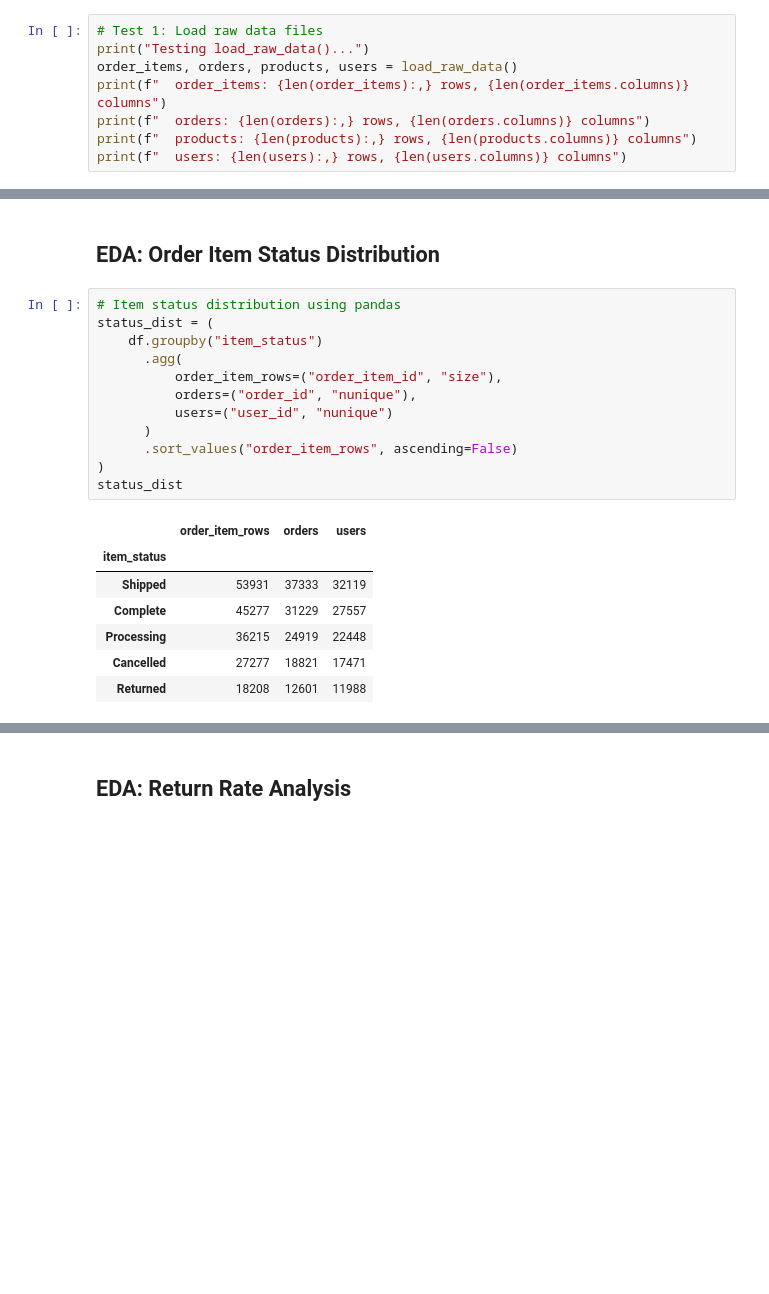
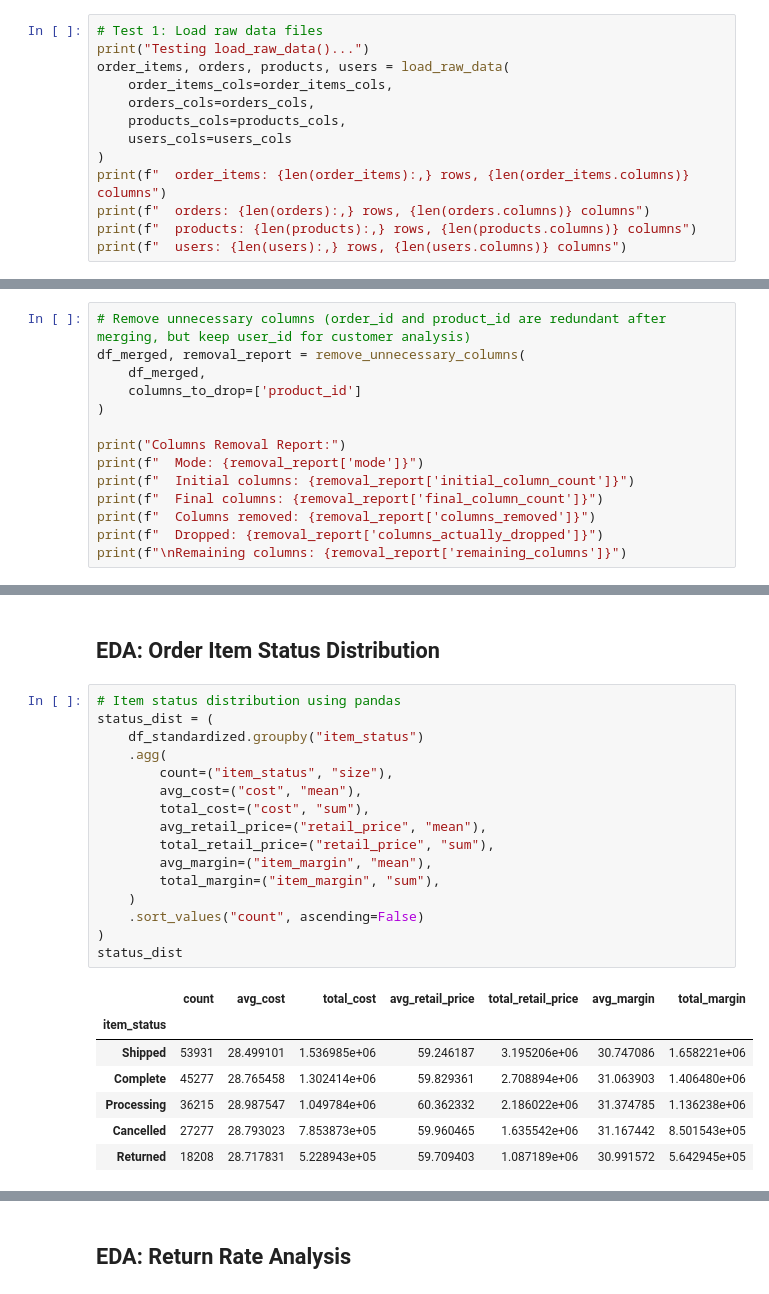
Before and after one commit to kojounfc/unfc-capstone-project-1, a Jupyter notebook: notebooks/the_look_ecom_EDA.ipynb, the cells around one changed output, grey strips where cells are left out. Drawn from its saved outputs; the diff is of its cells as text; blank space fills up the shorter version.

```diff
--- a/notebooks/the_look_ecom_EDA.ipynb
+++ b/notebooks/the_look_ecom_EDA.ipynb
@@ -107,7 +144,12 @@ Before loading the full dataset, let's verify the data processing functions work
 # %%
 # Test 1: Load raw data files
 print("Testing load_raw_data()...")
-order_items, orders, products, users = load_raw_data()
+order_items, orders, products, users = load_raw_data(
+    order_items_cols=order_items_cols,
+    orders_cols=orders_cols,
+    products_cols=products_cols,
+    users_cols=users_cols
+)
 print(f"  order_items: {len(order_items):,} rows, {len(order_items.columns)} columns")
 print(f"  orders: {len(orders):,} rows, {len(orders.columns)} columns")
 print(f"  products: {len(products):,} rows, {len(products.columns)} columns")
@@ -130,0 +179,14 @@ Testing merge_datasets()...
+# %%
+# Remove unnecessary columns (order_id and product_id are redundant after merging, but keep user_id for customer analysis)
+df_merged, removal_report = remove_unnecessary_columns(
+    df_merged,
+    columns_to_drop=['product_id']
+)
+
+print("Columns Removal Report:")
+print(f"  Mode: {removal_report['mode']}")
+print(f"  Initial columns: {removal_report['initial_column_count']}")
+print(f"  Final columns: {removal_report['final_column_count']}")
+print(f"  Columns removed: {removal_report['columns_removed']}")
+print(f"  Dropped: {removal_report['columns_actually_dropped']}")
+print(f"\nRemaining columns: {removal_report['remaining_columns']}")
@@ -248,22 +274,26 @@ Total columns: 49
 # %%
 # Item status distribution using pandas
 status_dist = (
-    df.groupby("item_status")
-      .agg(
-          order_item_rows=("order_item_id", "size"),
-          orders=("order_id", "nunique"),
-          users=("user_id", "nunique")
-      )
-      .sort_values("order_item_rows", ascending=False)
+    df_standardized.groupby("item_status")
+    .agg(
+        count=("item_status", "size"),
+        avg_cost=("cost", "mean"),
+        total_cost=("cost", "sum"),
+        avg_retail_price=("retail_price", "mean"),
+        total_retail_price=("retail_price", "sum"),
+        avg_margin=("item_margin", "mean"),
+        total_margin=("item_margin", "sum"),
+    )
+    .sort_values("count", ascending=False)
 )
 status_dist
 # %% [output]
-|  | order_item_rows | orders | users |
-| item_status |  |  |  |
-| Shipped | 53931 | 37333 | 32119 |
-| Complete | 45277 | 31229 | 27557 |
-| Processing | 36215 | 24919 | 22448 |
-| Cancelled | 27277 | 18821 | 17471 |
-| Returned | 18208 | 12601 | 11988 |
+|  | count | avg_cost | total_cost | avg_retail_price | total_retail_price | avg_margin | total_margin |
+| item_status |  |  |  |  |  |  |  |
+| Shipped | 53931 | 28.499101 | 1.536985e+06 | 59.246187 | 3.195206e+06 | 30.747086 | 1.658221e+06 |
+| Complete | 45277 | 28.765458 | 1.302414e+06 | 59.829361 | 2.708894e+06 | 31.063903 | 1.406480e+06 |
+| Processing | 36215 | 28.987547 | 1.049784e+06 | 60.362332 | 2.186022e+06 | 31.374785 | 1.136238e+06 |
+| Cancelled | 27277 | 28.793023 | 7.853873e+05 | 59.960465 | 1.635542e+06 | 31.167442 | 8.501543e+05 |
+| Returned | 18208 | 28.717831 | 5.228943e+05 | 59.709403 | 1.087189e+06 | 30.991572 | 5.642945e+05 |
 # %%
 # Visualize status distribution
```
Also changed, not shown: parts of 46 cells of this notebook, 19 other files.
